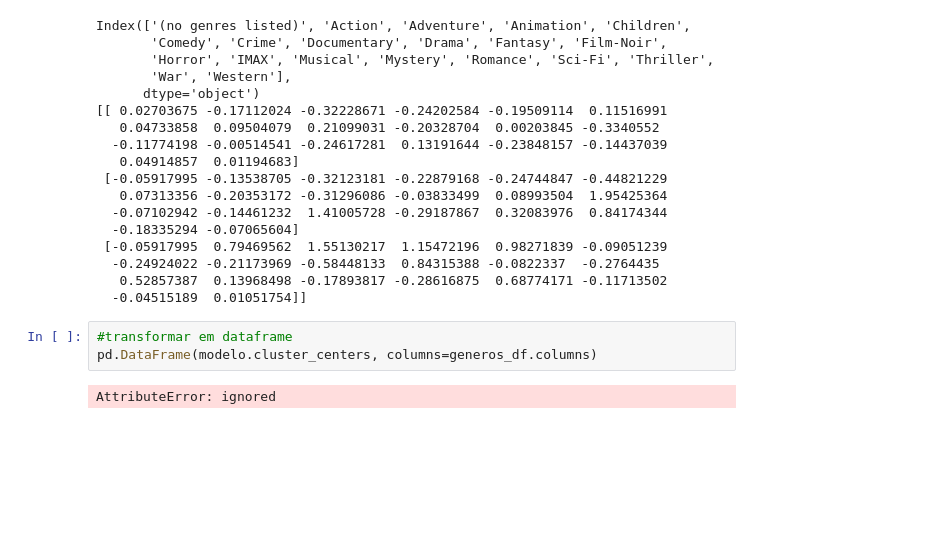
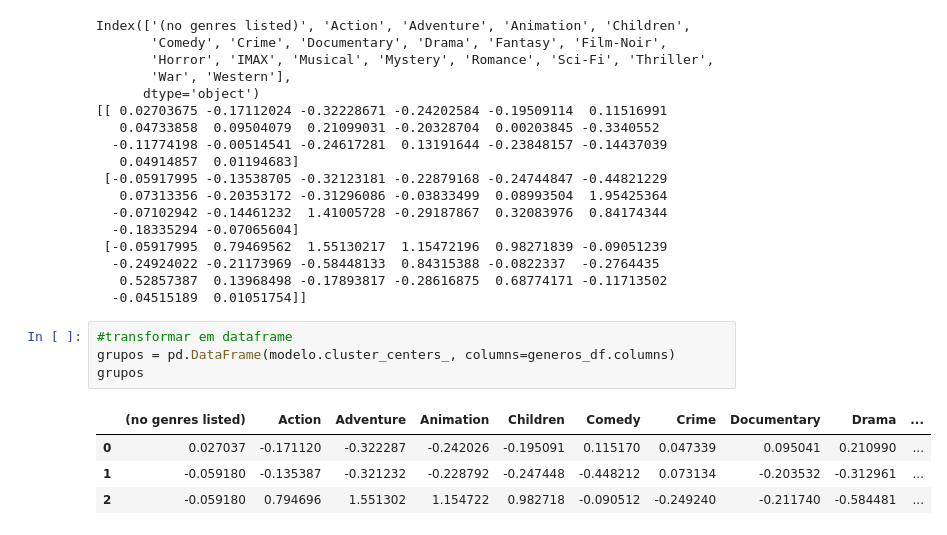
Before and after one commit to EduardoMoraesRitter/machine-learning-algoritmos-nao-supervisionados, a Jupyter notebook: 1_modelo_nao_supervisionado.ipynb, the cells around one changed output. Drawn from its saved outputs; the diff is of its cells as text; blank space fills up the shorter version.

```diff
--- a/1_modelo_nao_supervisionado.ipynb
+++ b/1_modelo_nao_supervisionado.ipynb
@@ -167,6 +167,10 @@ Index(['(no genres listed)', 'Action', 'Adventure', 'Animation', 'Children',
   -0.04515189  0.01051754]]
 # %%
 #transformar em dataframe
-pd.DataFrame(modelo.cluster_centers, columns=generos_df.columns)
+grupos = pd.DataFrame(modelo.cluster_centers_, columns=generos_df.columns)
+grupos
 # %% [output]
-AttributeError: ignored
+|  | (no genres listed) | Action | Adventure | Animation | Children | Comedy | Crime | Documentary | Drama | ... |
+| 0 | 0.027037 | -0.171120 | -0.322287 | -0.242026 | -0.195091 | 0.115170 | 0.047339 | 0.095041 | 0.210990 | ... |
+| 1 | -0.059180 | -0.135387 | -0.321232 | -0.228792 | -0.247448 | -0.448212 | 0.073134 | -0.203532 | -0.312961 | ... |
+| 2 | -0.059180 | 0.794696 | 1.551302 | 1.154722 | 0.982718 | -0.090512 | -0.249240 | -0.211740 | -0.584481 | ... |
```
Also changed, not shown: parts of 1 cell of this notebook.
